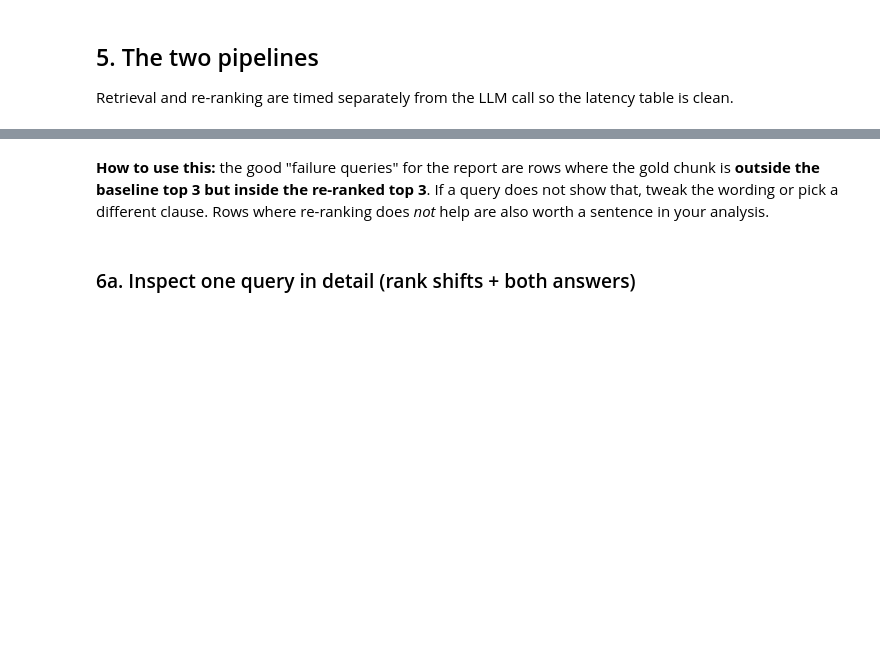
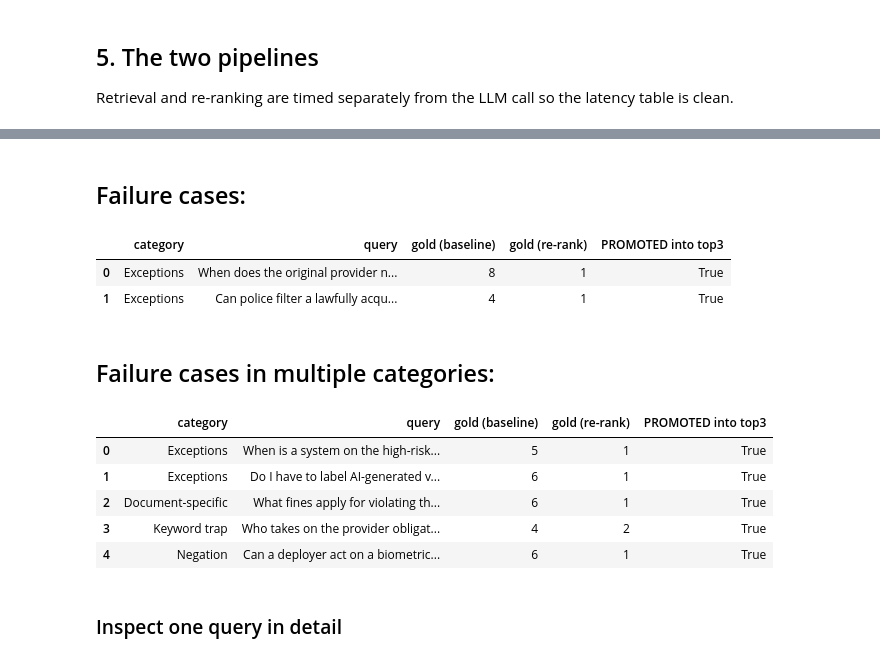
Before and after one commit to Dedeepya396/lma-A1, a Jupyter notebook: RAG.ipynb, the cells around one changed output, grey strips where cells are left out. Cells and saved outputs as stored; diff of their text form; code cells hidden in the pictures; blank space fills up the shorter version.

```diff
--- a/RAG.ipynb
+++ b/RAG.ipynb
@@ -251,8 +110,7 @@ reader = PdfReader(PDF_PATH)
 print("Pages:", len(reader.pages))
 
 # Remove running headers/footers of the Official Journal layout
-NOISE = re.compile(r"^(OJ L, \d{1,2}\.\d{1,2}\.\d{4}|EN|ELI: .*|\d+/\d+)\s*$")
-
+NOISE = re.compile(r"^(EN\s+)?OJ L, \d{1,2}\.\d{1,2}\.\d{4}(\s+EN)?\s*$|.*ELI: http.*")
 pages = []
 for i, p in enumerate(reader.pages, start=1):
     lines = [ln for ln in (p.extract_text() or "").splitlines() if not NOISE.match(ln.strip())]
@@ -449,6 +270,68 @@ summary
-# %% [markdown]
-**How to use this:** the good "failure queries" for the report are rows where the gold chunk is **outside the
-baseline top 3 but inside the re-ranked top 3**. If a query does not show that, tweak the wording or pick a
-different clause. Rows where re-ranking does *not* help are also worth a sentence in your analysis.
+# %% [markdown]
+## Failure cases:
+# %%
+FAILURE_CASES = [
+        ("Exceptions", "When does the original provider not have to hand over documentation after a system becomes high-risk?",
+        r"clearly specified that its AI system is not to be changed into a high-risk AI system"),
+        ("Exceptions", "Can police filter a lawfully acquired image dataset by biometric data?",
+        r"does not cover any labelling or filtering of lawfully acquired biometric datasets"),
+        ## Article 5(1)(g)
+]
+
+
+cand_runs, rows = [], []
+for cat, q, g in FAILURE_CASES:
+    r = analyse(cat, q, g, with_llm=False)
+    cand_runs.append(r)
+    b, c = r["gold_baseline_rank"], r["gold_rerank_rank"]
+    rows.append({"category": cat, "query": q[:55],
+                 "gold (baseline)": b or "not in top10",
+                 "gold (re-rank)": c or "not in top10",
+                 "PROMOTED into top3": bool(b and c and b > TOP_K_CONTEXT and c <= TOP_K_CONTEXT)})
+cand_df = pd.DataFrame(rows)
+cand_df
+# %% [output]
+|  | category | query | gold (baseline) | gold (re-rank) | PROMOTED into top3 |
+| 0 | Exceptions | When does the original provider n... | 8 | 1 | True |
+| 1 | Exceptions | Can police filter a lawfully acqu... | 4 | 1 | True |
+# %% [markdown]
+## Failure cases in multiple categories:
+# %%
+CANDIDATES = [
+    ("Exceptions", "When is a system on the high-risk list not treated as high-risk?",
+        r"By derogation from paragraph 2, an AI system referred to in Annex III shall not be considered"),
+    ## Article 6 (3)
+    ("Exceptions", "Do I have to label AI-generated videos of real people?",
+        r"shall disclose that the content has been artificially generated or manipulated"),
+    ## Article 50 (4)
+    ("Document-specific", "What fines apply for violating the prohibited practices rules?",
+                     r"(35 000 000|7 ?%)"),
+    ## Article 99 (3)
+    ("Keyword trap", "Who takes on the provider obligations if a deployer rebrands a high-risk system?",
+        r"shall be considered to be a provider of a high-risk AI system"),
+    ## Article 25 (1)(a)
+    ("Negation", "Can a deployer act on a biometric identification without separate verification by two people?",
+        r"separately verified and confirmed by at least two natural persons"),
+    ## Article 14 (5)
+]
+
+cand_runs, rows = [], []
+for cat, q, g in CANDIDATES:
+    r = analyse(cat, q, g, with_llm=False)
+    cand_runs.append(r)
+    b, c = r["gold_baseline_rank"], r["gold_rerank_rank"]
+    rows.append({"category": cat, "query": q[:55],
+                 "gold (baseline)": b or "not in top10",
+                 "gold (re-rank)": c or "not in top10",
+                 "PROMOTED into top3": bool(b and c and b > TOP_K_CONTEXT and c <= TOP_K_CONTEXT)})
+cand_df = pd.DataFrame(rows)
+cand_df
+# %% [output]
+|  | category | query | gold (baseline) | gold (re-rank) | PROMOTED into top3 |
+| 0 | Exceptions | When is a system on the high-risk... | 5 | 1 | True |
+| 1 | Exceptions | Do I have to label AI-generated v... | 6 | 1 | True |
+| 2 | Document-specific | What fines apply for violating th... | 6 | 1 | True |
+| 3 | Keyword trap | Who takes on the provider obligat... | 4 | 2 | True |
+| 4 | Negation | Can a deployer act on a biometric... | 6 | 1 | True |
 # %% [markdown]
-### 6a. Inspect one query in detail (rank shifts + both answers)
+### Inspect one query in detail
```
Also changed, not shown: parts of 20 cells of this notebook, 1 other file.
